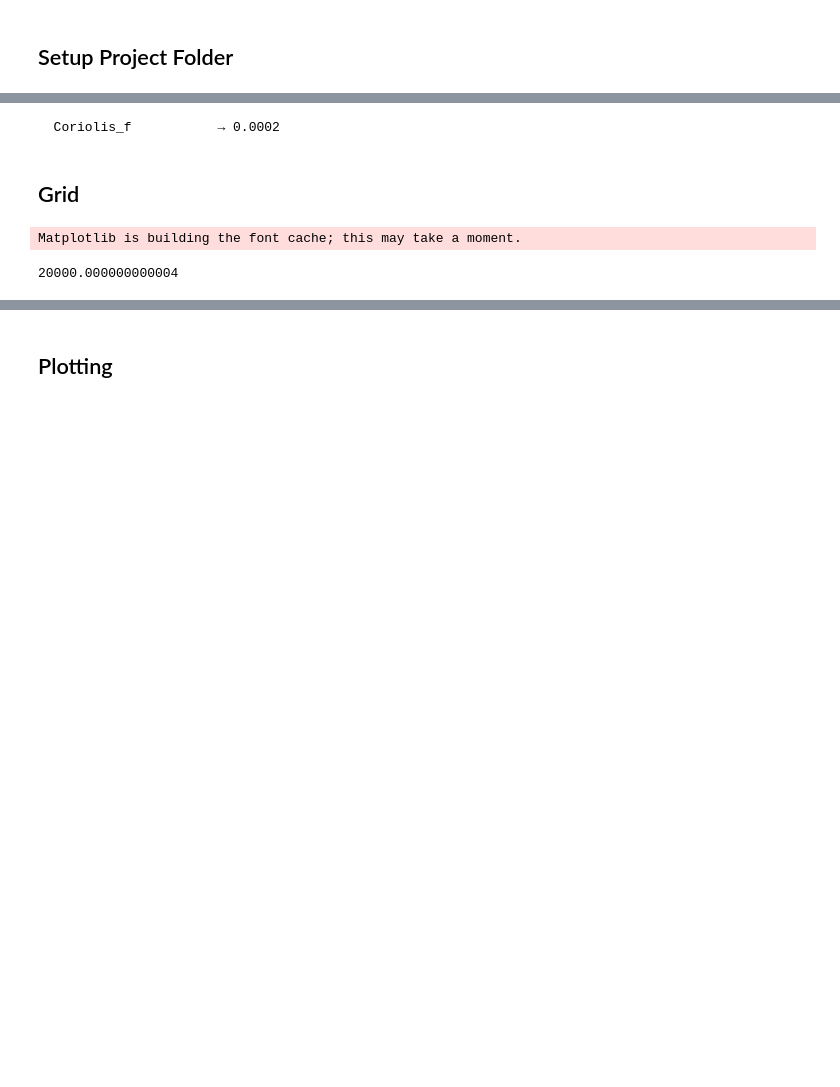
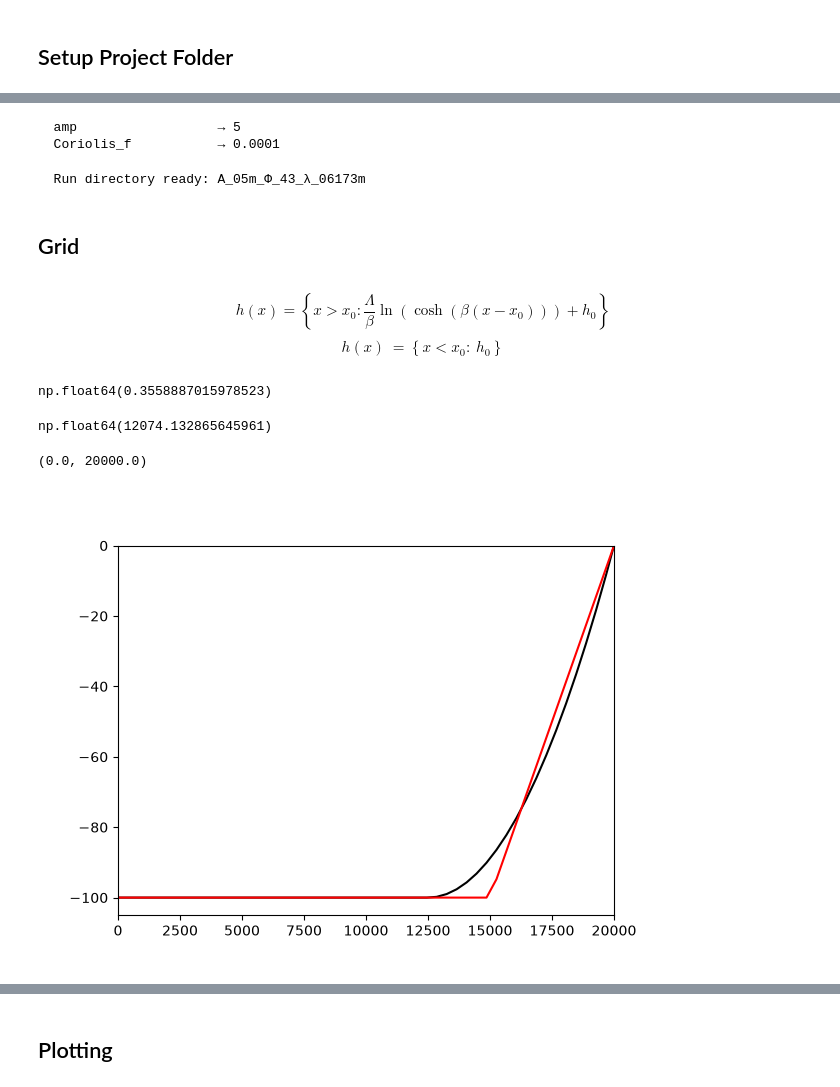
Before and after one commit to wingtorres/hpc-tools, a Jupyter notebook: derecho/submit.ipynb, the cells around one changed output, grey strips where cells are left out. Cells and saved outputs as stored; diff of their text form; code cells hidden in the pictures; blank space fills up the shorter version.

```diff
--- a/derecho/submit.ipynb
+++ b/derecho/submit.ipynb
@@ -70,6 +119,8 @@ display(f"k = { np.round(2*np.pi*k**(-1))}")
 # %%
-file_path = Path("/Users/wtorres/Desktop/suntans.dat")
-vary_param(file_path, "Coriolis_f", 0.0002)
-vary_param(file_path, "amp", 0.0002)
+suntans_path = Path("/Users/wtorres/Desktop/suntans.dat")
+
+for key, value in suntans_info.items():
+    vary_param(suntans_path, key, value)
 # %% [output]
-  Coriolis_f           → 0.0002
+  amp                  → 5
+  Coriolis_f           → 0.0001
@@ -78,10 +127,60 @@ vary_param(file_path, "amp", 0.0002)
+# %%
+setup_run_directory(Path("./rundata"), Path(f"./{run_name}"))
+# %% [output]
+  Run directory ready: A_05m_Φ_43_λ_06173m
 # %% [markdown]
 ## Grid
+# %% [markdown]
+$$ h(x) =\left\{x>x_{0}:\frac{\Lambda}{\beta}\ln\left(\cosh\left(\beta\left(x-x_{0}\right)\right)\right) + h_0\right\} $$
+$$ h(x)\ =\left\{x<x_{0}:\ h_0\right\} $$
+# %%
+def bathy(x, x0 = 10e3, h0 = -100, β = .001385, Λ = 0.02):
+    """
+    tapered bathymetry to be C1 continous at transition to shelf slope.
+    """
+    h = x*0
+    h[x<x0] = h0
+    h[x>=x0] = h0 + (Λ/β)*np.log( np.cosh(β*(x[x>=x0]-x0)) )
+    display(h.max())
+    return h
+
+def bathy_slope_find(Λ, β = .001385,x0 = 10e3, xf = 20e3,  h0 = -100):
+    """
+    for optimize Lambda
+    """
+    h = abs( h0 + (Λ/β)*np.log( np.cosh(β*(xf-x0)) ) )
+    return h
+# %%
+from scipy.optimize import root_scalar
+
+# use "root_scalar" to find an equivalent Lambda to hit h(x=L) = 0
+
+β = 0.00001
+x0 = 12.5e3
+Λ = root_scalar( bathy_slope_find, args = (β,x0), x0 = 0.02).root
+display(Λ)
+# %% [output]
+np.float64(0.3558887015978523)
+# %%
+x = np.linspace(0, 100e3,250)
+
+h = bathy(x, x0 = x0, Λ = Λ, β = β)
+#h2 = bathy(x, Λ = 0.02, β = β)
+h1 = 0.02*(x - 15e3) - 100
+h1[x<15e3]= -100
+
+plt.close("all")
+plt.figure()
+plt.plot(x,h, color = "k")
+plt.plot(x,h1, color = "r")
+plt.gca().set_ylim([-105,0])
+plt.gca().set_xlim([0e3,20e3])
+# %% [output]
+np.float64(12074.132865645961)
+(0.0, 20000.0)
+[figure, added]
 # %%
 from grid import generate_grid, domain_width_from_wave, read_points
 
-W = domain_width_from_wave(k = k, theta_deg = 30.0, n_waves=1)
+W = domain_width_from_wave(k = k[-1], theta_deg = 30.0, n_waves=1)
-# %% [output]
-Matplotlib is building the font cache; this may take a moment.
-20000.000000000004
 # %%
```
Also changed, not shown: parts of 13 cells of this notebook, 2 other files.
